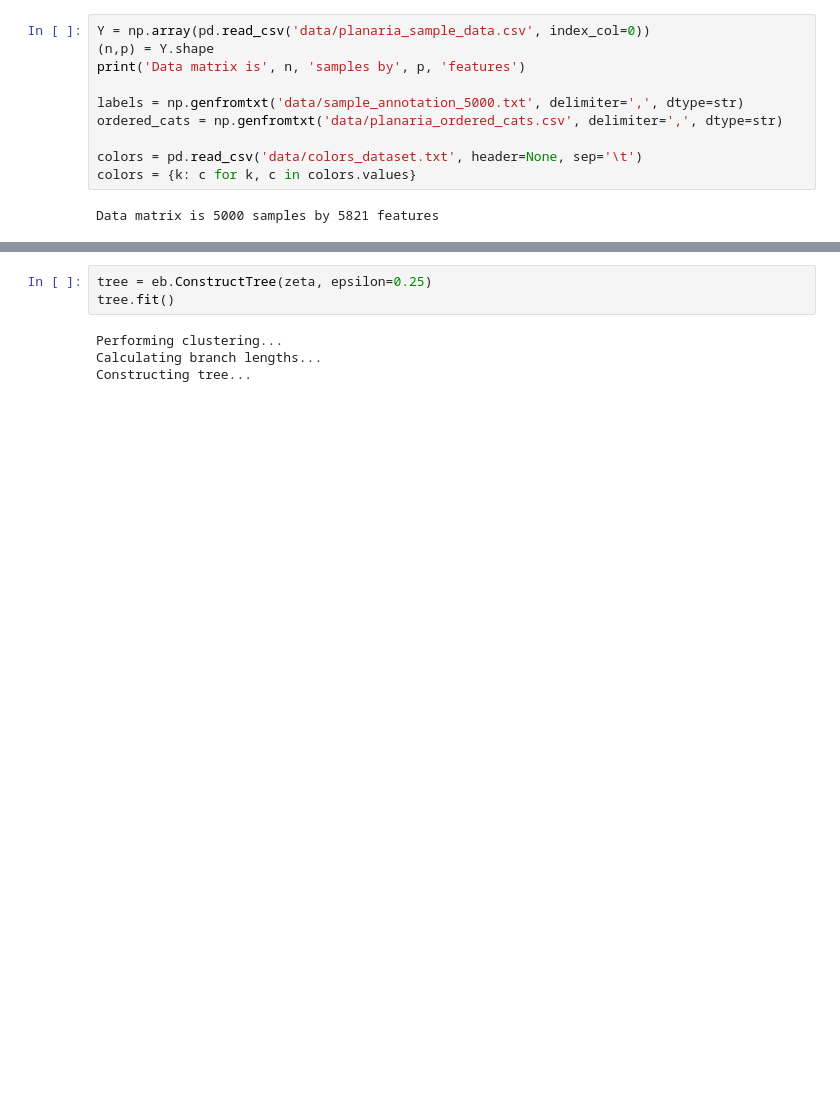
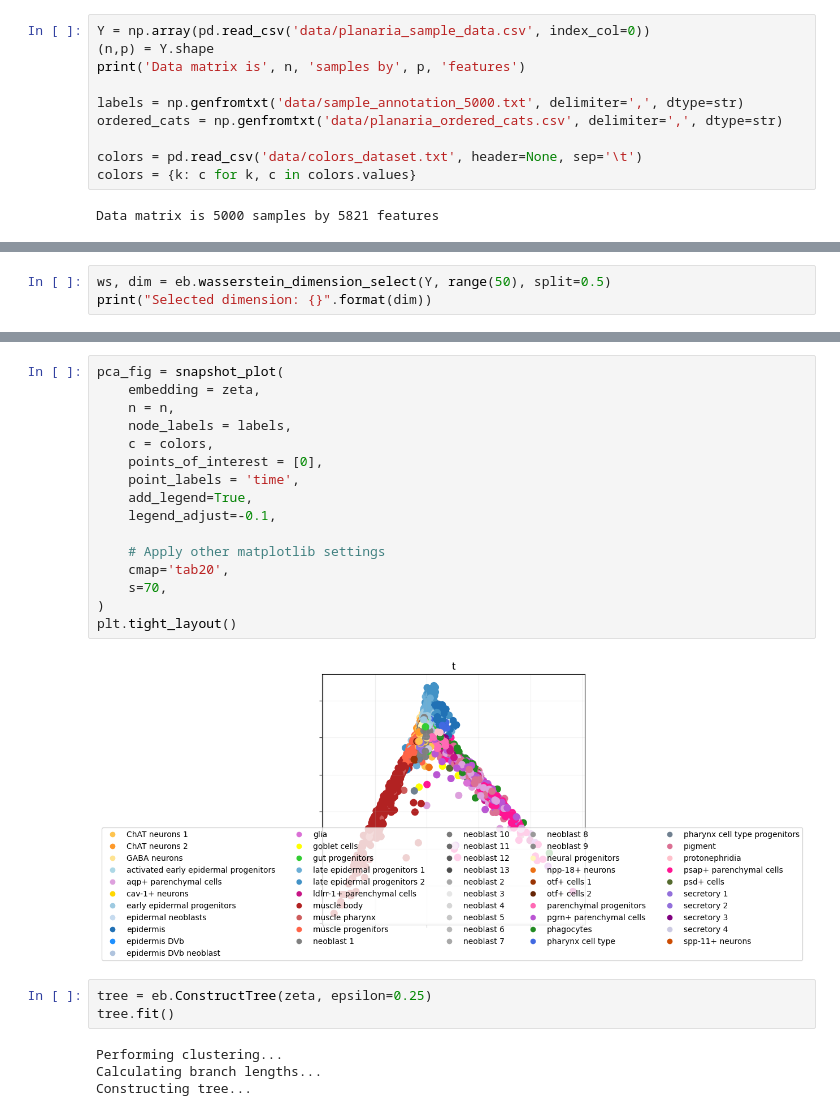
Before and after one commit to pyemb/pyemb, a Jupyter notebook: docs/source/tutorials/planaria.ipynb, the cells around one changed output, grey strips where cells are left out. Saved outputs shown, nothing was run; the diff lists cells and outputs as text; blank space fills up the shorter version.

```diff
--- a/docs/source/tutorials/planaria.ipynb
+++ b/docs/source/tutorials/planaria.ipynb
@@ -20,0 +29,3 @@ Data matrix is 5000 samples by 5821 features
+# %%
+ws, dim = eb.wasserstein_dimension_select(Y, range(50), split=0.5)
+print("Selected dimension: {}".format(dim))
@@ -26,3 +157,21 @@ NameError: name 'zero_matrix' is not defined
+# %%
+pca_fig = snapshot_plot(
+    embedding = zeta,
+    n = n,
+    node_labels = labels,
+    c = colors,
+    points_of_interest = [0],
+    point_labels = 'time',
+    add_legend=True,
+    legend_adjust=-0.1,
+
+    # Apply other matplotlib settings
+    cmap='tab20',
+    s=70,
+)
+plt.tight_layout()
+# %% [output]
+[figure, added]
 # %%
 tree = eb.ConstructTree(zeta, epsilon=0.25)
 tree.fit()
```
Also changed, not shown: parts of 13 cells of this notebook, 6 other files.
